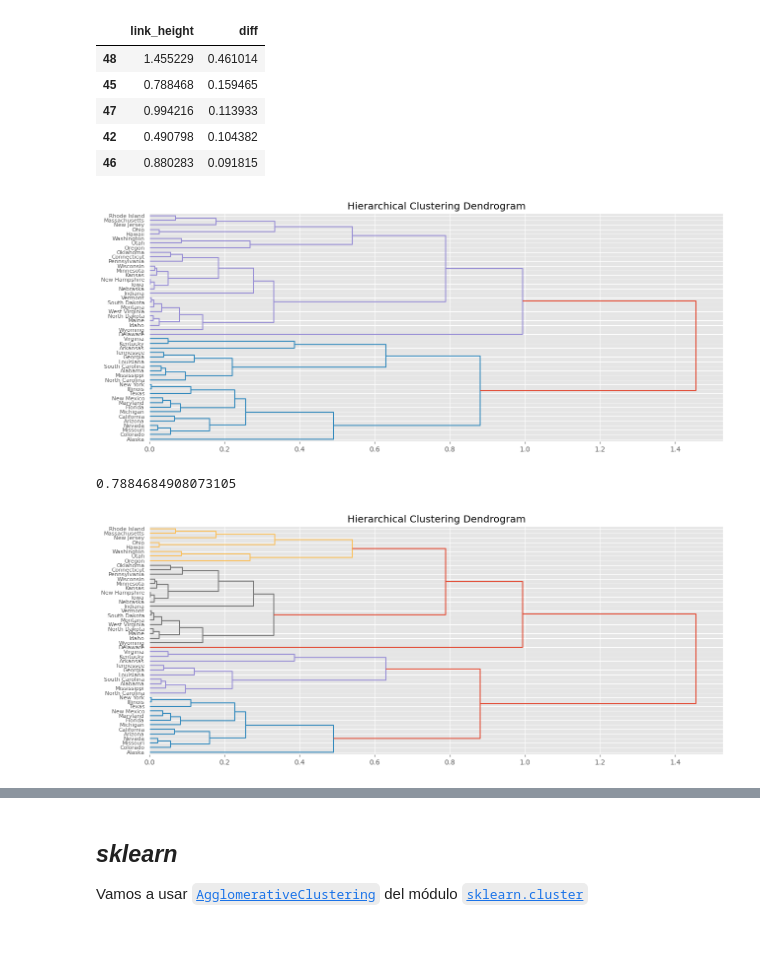
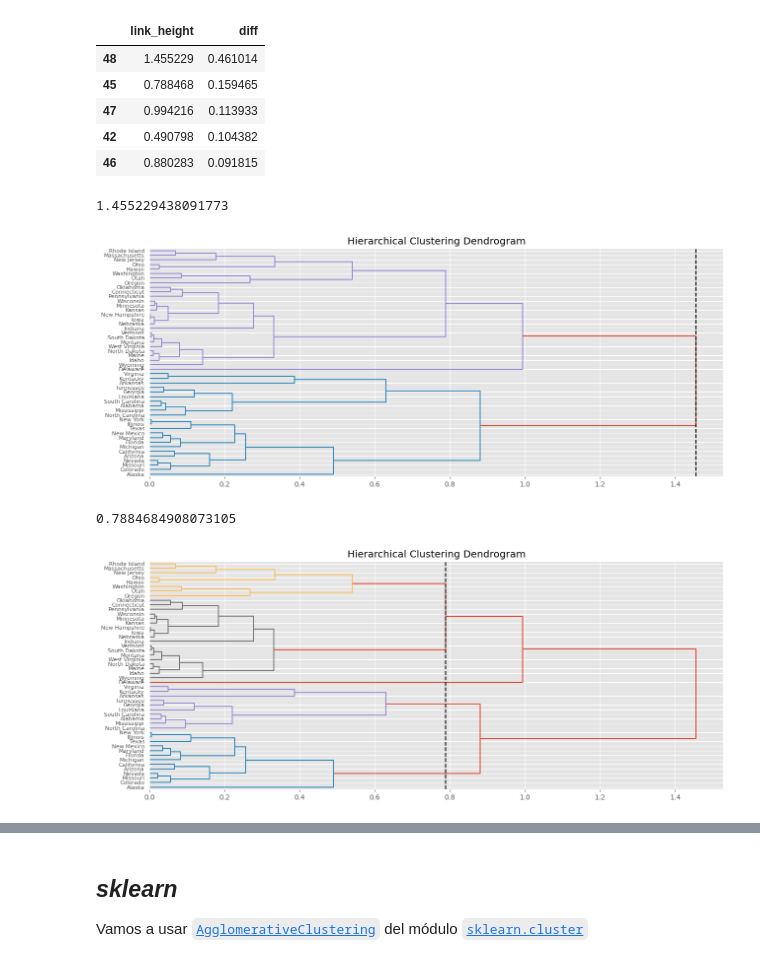
Before and after one commit to lacamposm/Metodos-Estadisticos, a Jupyter notebook: Lectura_8_Cluster_Jerarquico.ipynb, the cells around one changed output, grey strips where cells are left out. Drawn from its saved outputs; the diff is of its cells as text; code cells hidden in the pictures.

```diff
--- a/Lectura_8_Cluster_Jerarquico.ipynb
+++ b/Lectura_8_Cluster_Jerarquico.ipynb
@@ -340,11 +348,10 @@ USArrests.describe().T
 # %% [markdown]
 Recuerde que debemos estandarizar los datos.
 # %%
-scaler = StandardScaler()
-scaler.fit(USArrests)
+scaler_data_usarrets = StandardScaler().fit_transform(USArrests)
 ##
-df = pd.DataFrame(scaler.transform(USArrests), columns=USArrests.columns, index=USArrests.index)
-df.head(6)
+df_scaler_usarrets = pd.DataFrame(scaler_data_usarrets, columns=USArrests.columns, index=USArrests.index)
+df_scaler_usarrets.head(6)
 # %% [output]
 |  | Murder | Assault | UrbanPop | Rape |
 | Alabama | 1.255179 | 0.790787 | -0.526195 | -0.003451 |
@@ -477,8 +493,8 @@ dendogram2 = sch.dendrogram(hc, labels=df.index, orientation="right")
 # %% [output]
 [figure]
 # %%
-hc_def = sch.linkage(df, method="average", metric="cosine")
-dendo_def = sch.dendrogram(hc_def, labels=df.index, orientation="right")
+hc_def = sch.linkage(df_scaler_usarrets, method="average", metric="cosine")
+dendo_def = sch.dendrogram(hc_def, labels=df_scaler_usarrets.index, orientation="right")
 # %% [output]
 [figure]
 # %%
@@ -488,7 +504,7 @@ dendo_def = sch.dendrogram(hc_def, labels=df.index, orientation="right")
 # El número de clusters es igual al número de lineas verticales que pasan por la recta horizontal.
 cut_diff = pd.DataFrame(hc_def[:,2], columns=["link_height"])
 cut_diff["diff"] = cut_diff.diff(1)
-cut_diff = cut_diff.fillna(0).sort_values(by=["diff"], ascending = False)
+cut_diff = cut_diff.sort_values(by=["diff"], ascending=False)
 cut_diff.head()
 # %% [output]
 |  | link_height | diff |
@@ -498,34 +514,39 @@ cut_diff.head()
 | 42 | 0.490798 | 0.104382 |
 | 46 | 0.880283 | 0.091815 |
 # %%
-## Primera opción
-### Punto 1 de corte.
-point_cut1 = cut_diff.loc[cut_diff["diff"].idxmax(),"link_height"]
-point_cut1
+# Primera opción
+# Punto 1 de corte.
+point_cut1 = cut_diff.loc[cut_diff["diff"].idxmax(), "link_height"]
+print(point_cut1)
 
-dendogram1 = sch.dendrogram(hc_def,                         ##  El agrupamiento jerárquico codificado
-                            labels=df.index,            ##  como una matriz de vinculación.
-                            color_threshold = point_cut1,
-                            orientation = "right"
-                            )
+dendogram1 = sch.dendrogram(
+    hc_def,                           # El agrupamiento jerárquico codificado
+    labels=df_scaler_usarrets.index,  # como una matriz de vinculación.
+    color_threshold=point_cut1,
+    orientation = "right"
+)
+
+plt.axvline(x=point_cut1, color='black', linestyle='--')
 plt.title("Hierarchical Clustering Dendrogram")
 plt.show()
 # %% [output]
+1.455229438091773
-[figure, old version]
+[figure, new version]
 # %%
 # Punto 2 de corte.
-point_cut2 = cut_diff.loc[45,"link_height"]
+point_cut2 = cut_diff.loc[45, "link_height"]
 print(point_cut2)
 # Segunda opción
 dendogram1 = sch.dendrogram(
-    hc_def,                       #  El agrupamiento jerárquico codificado
-    labels=df.index,              #  como una matriz de vinculación.
+    hc_def,                          # El agrupamiento jerárquico codificado
+    labels=df_scaler_usarrets.index, # como una matriz de vinculación.
     color_threshold=point_cut2,
     orientation="right"
 )
 
+plt.axvline(x=point_cut2, color='black', linestyle='--')
 plt.title("Hierarchical Clustering Dendrogram")
 plt.show()
 # %% [output]
 0.7884684908073105
-[figure, old version]
+[figure, new version]
```
Also changed, not shown: parts of 32 cells of this notebook, 5 other files.
